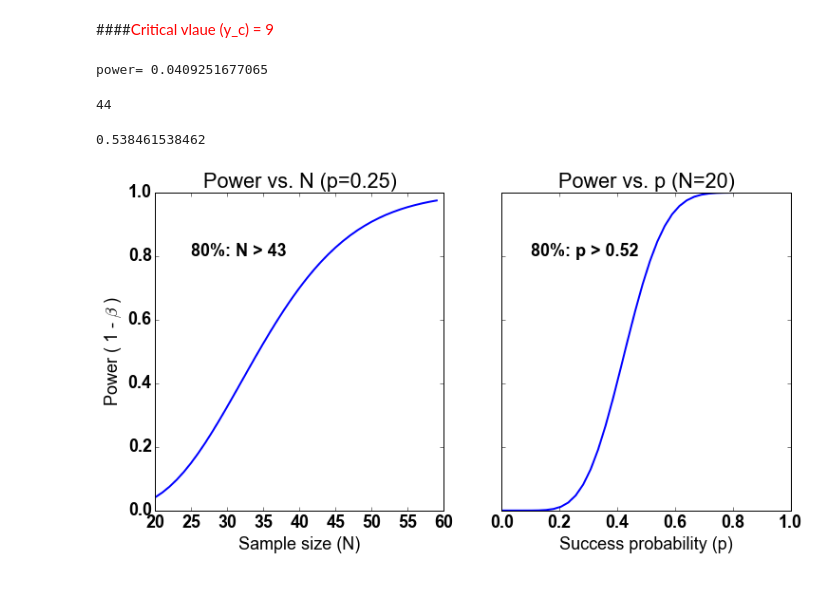
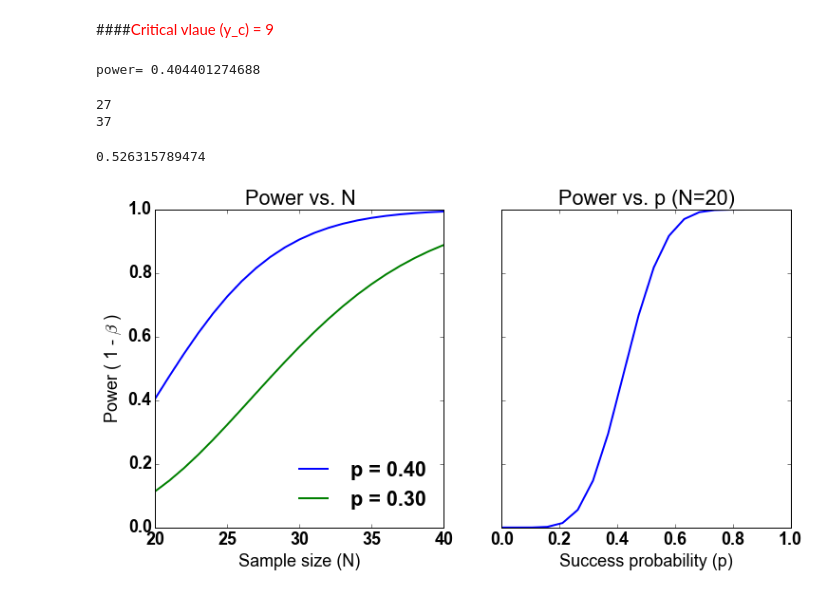
Before and after one commit to hongsups/vstm_vp, a Jupyter notebook: mturk_binom_test.ipynb, the cells around one changed output. Cells and saved outputs as stored; diff of their text form; code cells hidden in the pictures.

Commit message:
Power analysis fixed, p=0.4,0.3 figure added

```diff
--- a/mturk_binom_test.ipynb
+++ b/mturk_binom_test.ipynb
@@ -64,35 +67,48 @@ p_value (n=9): 0.0409251677065
 # %%
 """
     2. Compute the power (1 - beta)
-        - beta = p ( y < y_c | p) (here, p = 0.25)
+        - beta = p ( y < y_c | p) (here, p = 0.40 (observed p))
 """
 y_c = 9
+p = 0.40
 beta = sum(sp.binom.pmf(range(y_c),n_total,p))
 print 'power= ' +str(1-beta)
 # %% [output]
-power= 0.0409251677065
+power= 0.404401274688
 # %%
 """
     3. Find out how many samples are needed for power > 0.80
 
 """
 # compute powers for different samples size from 20 (n_total) to 60
-powers = []
-n_vec = range(n_total,n_total*3)
-for n in range(min(n_vec),max(n_vec)+1):
-    powers.append(1 - sum(sp.binom.pmf(range(y_c),n,p)))
+powers_40 = []
+n_vec = range(n_total,n_total*2+1)
+for n in n_vec:
+    powers_40.append(1 - sum(sp.binom.pmf(range(y_c),n,p)))
 
 import numpy as np
-powers_arr = np.array(powers)
+powers_arr = np.array(powers_40)
 min_sample = n_vec[np.where(powers_arr>=0.80)[0][0]]
 print min_sample
+
+# do it again for p = 0.30
+powers_30 = []
+n_vec = range(n_total,n_total*2+1)
+for n in n_vec:
+    powers_30.append(1 - sum(sp.binom.pmf(range(y_c),n,0.30)))
+
+import numpy as np
+powers_arr_30 = np.array(powers_30)
+min_sample_30 = n_vec[np.where(powers_arr_30>=0.80)[0][0]]
+print min_sample_30
 # %% [output]
-44
+27
+37
 # %%
 # Compute power for different p's (when N = 20)
 powers_p = []
-p_vec = np.linspace(0,1,40)
-for p_idx in range(40):
+p_vec = np.linspace(0,1,20)
+for p_idx in range(20):
     p_ = p_vec[p_idx]
     powers_p.append(1 - sum(sp.binom.pmf(range(y_c),20,p_)))
 # %%
@@ -100,36 +116,38 @@ powers_p_arr = np.array(powers_p)
 min_sample_p = p_vec[np.where(powers_p_arr>=0.80)[0][0]]
 print min_sample_p
 # %% [output]
-0.538461538462
+0.526315789474
 # %%
 # draw plot
 import matplotlib.pyplot as plt
 %matplotlib inline
 
 fig, (ax1, ax2) = plt.subplots(1, 2, sharey = True)
 
 # Change font setting
 font = {'family' : 'Arial',
         'weight' : 'bold',
         'size'   : 18}
 
 import matplotlib
 matplotlib.rc('font', **font)
 fig.set_size_inches(12, 6)
 
 # ax1: Power vs. sample size
-ax1.plot(n_vec, powers, lw = 2)
-ax1.set_title('Power vs. N (p=0.25)')
+ax1.plot(n_vec, powers_40, lw = 2, label = 'p = 0.40')
+ax1.plot(n_vec, powers_30, lw = 2, label = 'p = 0.30')
+ax1.set_title('Power vs. N')
 ax1.set_xlabel('Sample size (N)')
 ax1.set_ylabel('Power ( 1 - ' r'$\beta$' ' )')  # precision
-ax1.text(25, 0.8, '80%: N > 43')
+ax1.legend(loc='best',frameon=False)
+#ax1.text(32, 0.2, '80%: N >= ' +str(min_sample))
 
 # ax2: Power vs. sample size
 ax2.plot(p_vec, powers_p, lw = 2)
 ax2.set_title('Power vs. p (N=20)')
 ax2.set_xlabel('Success probability (p)')
-ax2.text(0.10, 0.8, '80%: p > 0.52')
+#ax2.text(0.10, 0.8, '80%: p > ' +str(min_sample_p))
 
 plt.show()
 # %% [output]
-[figure, old version]
+[figure, new version]
```
Also changed, not shown: parts of 1 cell of this notebook.
